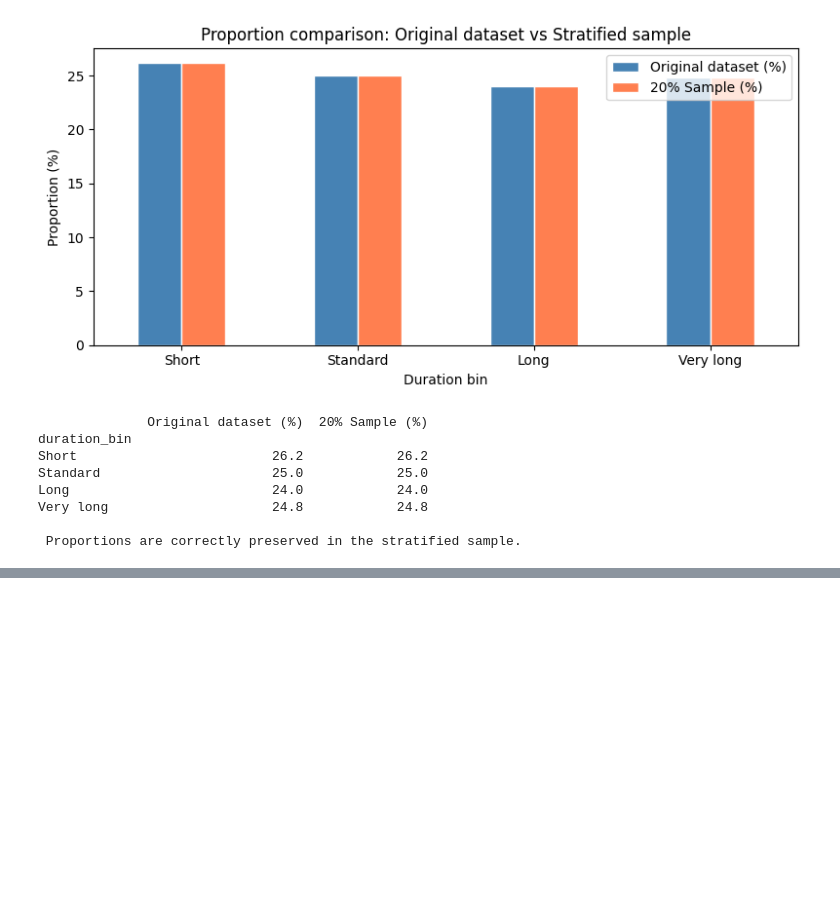
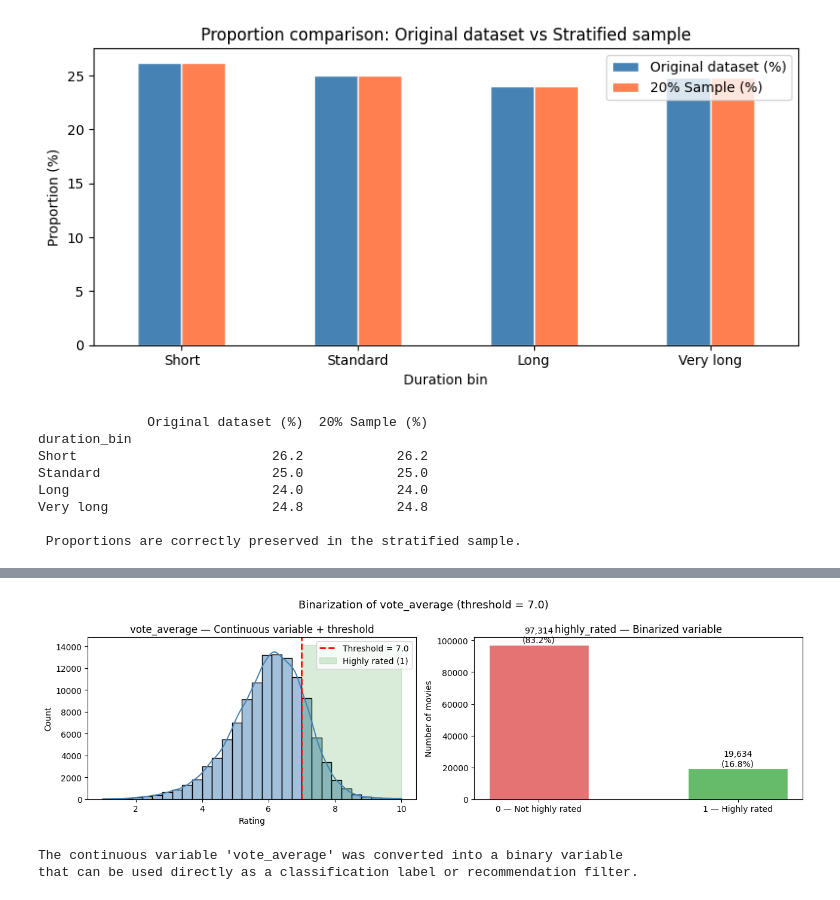
Before and after one commit to nat1600/data-mining-movies, a Jupyter notebook: TMDB_DataMining_EDA_Preprocessing.ipynb, the cells around one changed output, grey strips where cells are left out. Drawn from its saved outputs; the diff is of its cells as text; code cells hidden in the pictures; blank space fills up the shorter version.

Commit message:
feat(data-preprocessing): implement binarization with sklearn Binarizer for vote_average

```diff
--- a/TMDB_DataMining_EDA_Preprocessing.ipynb
+++ b/TMDB_DataMining_EDA_Preprocessing.ipynb
@@ -1341,0 +1394,39 @@ Very long                     24.8            24.8
+# %%
+# Visualization of binarization
+fig, axes = plt.subplots(1, 2, figsize=(13, 4))
+
+# Left: continuous distribution with threshold line
+sns.histplot(df['vote_average'], bins=30, kde=True, ax=axes[0], color='steelblue')
+axes[0].axvline(RATING_THRESHOLD, color='red', linestyle='--', linewidth=2, label=f'Threshold = {RATING_THRESHOLD}')
+axes[0].fill_betweenx(
+    y=[0, axes[0].get_ylim()[1] if axes[0].get_ylim()[1] > 0 else 5000],
+    x1=RATING_THRESHOLD, x2=10,
+    alpha=0.15, color='green', label='Highly rated (1)'
+)
+axes[0].set_title('vote_average — Continuous variable + threshold')
+axes[0].set_xlabel('Rating')
+axes[0].legend()
+
+# Right: binary result
+counts = df['highly_rated'].value_counts().sort_index()
+axes[1].bar(
+    ['0 — Not highly rated', '1 — Highly rated'],
+    counts.values,
+    color=['#E57373', '#66BB6A'],
+    edgecolor='white', width=0.5
+)
+for i, v in enumerate(counts.values):
+    axes[1].text(i, v + 200, f'{v:,}\n({v/n_total*100:.1f}%)', ha='center', va='bottom', fontsize=10)
+axes[1].set_title('highly_rated — Binarized variable')
+axes[1].set_ylabel('Number of movies')
+
+plt.suptitle(f'Binarization of vote_average (threshold = {RATING_THRESHOLD})', fontsize=13)
+plt.tight_layout()
+plt.show()
+
+print(f"\nThe continuous variable 'vote_average' was converted into a binary variable")
+print(f"that can be used directly as a classification label or recommendation filter.")
+# %% [output]
+[figure, added]
+The continuous variable 'vote_average' was converted into a binary variable
+that can be used directly as a classification label or recommendation filter.
```
Also changed, not shown: parts of 3 cells of this notebook.
